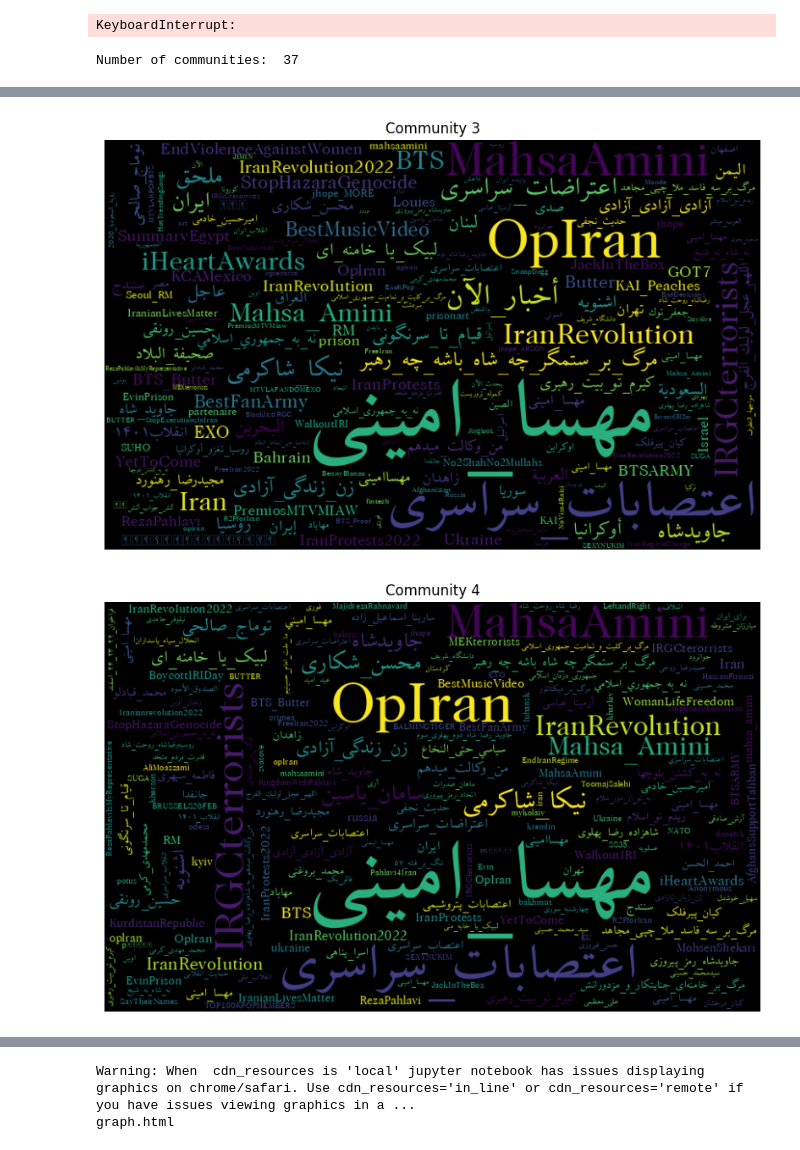
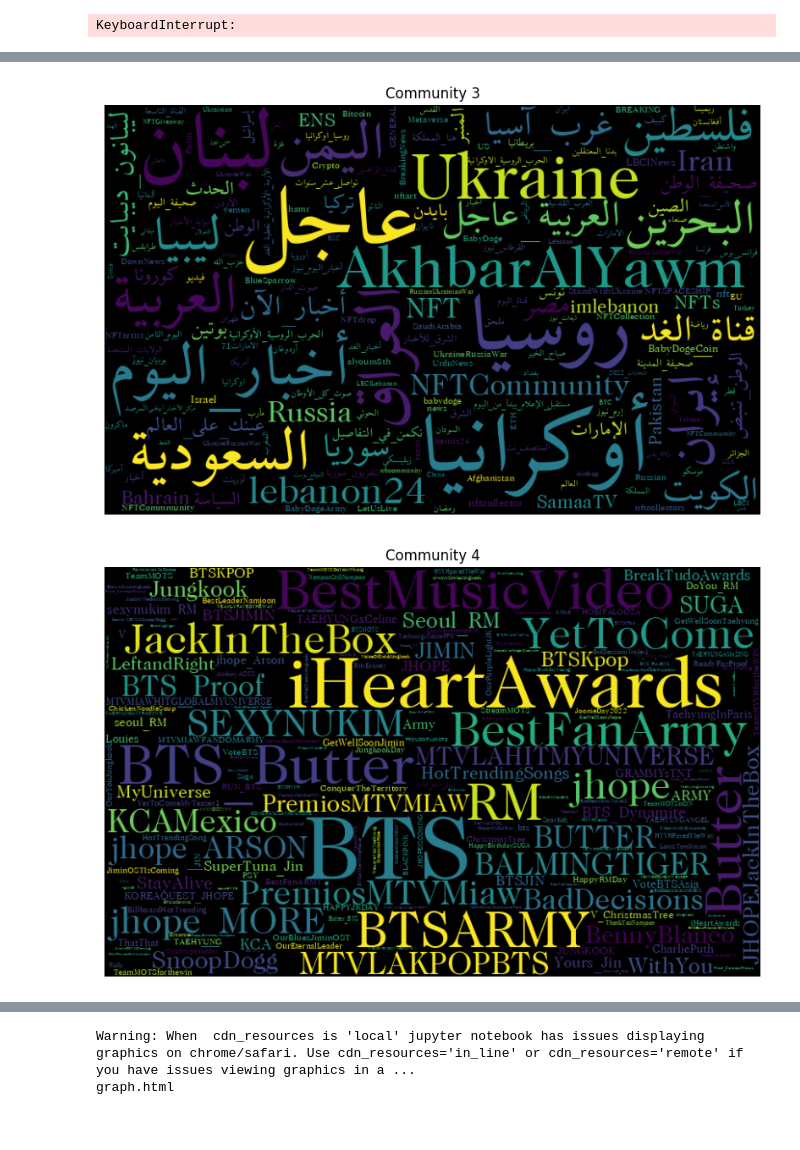
Before and after one commit to oalee/twitterds, a Jupyter notebook: twitter/analysis/hashtag/hashtag_communities.ipynb, the cells around one changed output, grey strips where cells are left out. Drawn from its saved outputs; the diff is of its cells as text; code cells hidden in the pictures.

```diff
--- a/twitter/analysis/hashtag/hashtag_communities.ipynb
+++ b/twitter/analysis/hashtag/hashtag_communities.ipynb
@@ -149,7 +156,18 @@ df_final['source'] = df_final['source'].map(node_mapping)
 df_final['target'] = df_final['target'].map(node_mapping)
 
 # Create a graph from the dataframe
-g = ig.Graph.TupleList(df_final.itertuples(index=False), directed=False, weights=True)
+g =  ig.Graph(
+    directed=False,
+)
+
+g.add_vertices(n=len(all_nodes))
+
+# add the edges
+
+g.add_edges(list(zip(df_final['source'], df_final['target'])))
+
+# add the weights
+g.es['weight'] = df_final['weight'].values
 
 
 # s
@@ -162,7 +180,7 @@ print("Number of edges: ", len(g.es))
 # get the partition using the Leiden algorithm
 import leidenalg as la
 
-partition = la.find_partition(g, la.ModularityVertexPartition, weights="weight")
+partition = la.find_partition(g, la.ModularityVertexPartition, weights= g.es['weight'])
 
 print("Number of communities: ", len(partition))
 
@@ -176,16 +194,16 @@ Number of communities:  85843
 
 path = os.path.join(env["plots"], "analysis", f"user_hashtag_{period}.parquet")
 
-df = pd.read_parquet(path)
-
-user_mapping = {user: i for i, user in enumerate(df["userId"].unique())}
+df_hashtags = pd.read_parquet(path)
 
 
 # now add node id to user_hashtag dataframe
-df["node_id"] = df["userId"].map(user_mapping)
+df_hashtags["node_id"] = df_hashtags["userId"].map(node_mapping)
 
 # add partition to user_hashtag dataframe
-df["partition"] = df["node_id"].map(lambda x: g.vs[x]["partition"] if x < len(g.vs) else None)
+df_hashtags["partition"] = df_hashtags["node_id"].map(lambda x: g.vs[int(x)]["partition"] if x < len(g.vs) else None)
 
 # drop none partitions
-df = df.dropna(subset=["partition"])
+df_hashtags = df_hashtags.dropna(subset=["partition"])
+
+df_hashtags.head()
@@ -201,18 +217,16 @@ df.head()
 # %%
 # Group by 'partition' and 'hashtag', sum the 'count' for each group, and reset the index
-df_partition_freq = df.groupby(['partition', 'hashtag'])['count'].sum().reset_index(name='total_count')
+df_partition_freq = df_hashtags.groupby(['partition', 'hashtag'])['count'].sum().reset_index(name='total_count')
 
 # Sort the dataframe by 'partition' and 'total_count' in descending order and then group by 'partition'
 df_partition_freq_sorted = df_partition_freq.sort_values(['partition', 'total_count'], ascending=[True, False]).groupby('partition')
 
 # Create an empty dataframe to store the top 200 hashtags in each partition
-df_top200_hashtags = pd.DataFrame()
+df_top200_hashtags = {
+}
 
 # Loop over each partition
 for name, group in df_partition_freq_sorted:
     # Select the top 200 hashtags in the current partition and append them to df_top200_hashtags
-    df_top200_hashtags = df_top200_hashtags.append(group.head(200))
-
-# Reset the index of df_top200_hashtags
-df_top200_hashtags.reset_index(drop=True, inplace=True)
+    df_top200_hashtags[name] = group.head(200)
 # %%
@@ -238,9 +258,3 @@ Creating graph...
 Computing edges...
 Computing edges...
 KeyboardInterrupt:
-# %%
-g.es["weight"] = weights
-partition = la.find_partition(g, la.ModularityVertexPartition, weights=weights)
-print("Number of communities: ", len(partition))
-# %% [output]
-Number of communities:  37
@@ -264,12 +268,12 @@ from bidi.algorithm import get_display
 import arabic_reshaper
 
 # Number of partitions
-num_partitions = df_top200_hashtags["partition"].nunique()
+num_partitions = df_top200_hashtags.keys()
 
 # Generate a word cloud for each partition
-for i in range(num_partitions):
+for i in range(len(num_partitions)):
     # Filter the dataframe for the current partition
-    df_partition = df_top200_hashtags[df_top200_hashtags["partition"] == i]
+    df_partition = df_top200_hashtags[i]
 
     # Create a dictionary where the keys are the hashtags and the values are the total counts
     frequencies = df_partition.set_index("hashtag")["total_count"].to_dict()
@@ -296,2 +300,2 @@ for i in range(num_partitions):
-[figure, old version]
+[figure, new version]
-[figure, old version]
+[figure, new version]
```
Also changed, not shown: parts of 10 cells of this notebook, 2 other files.
